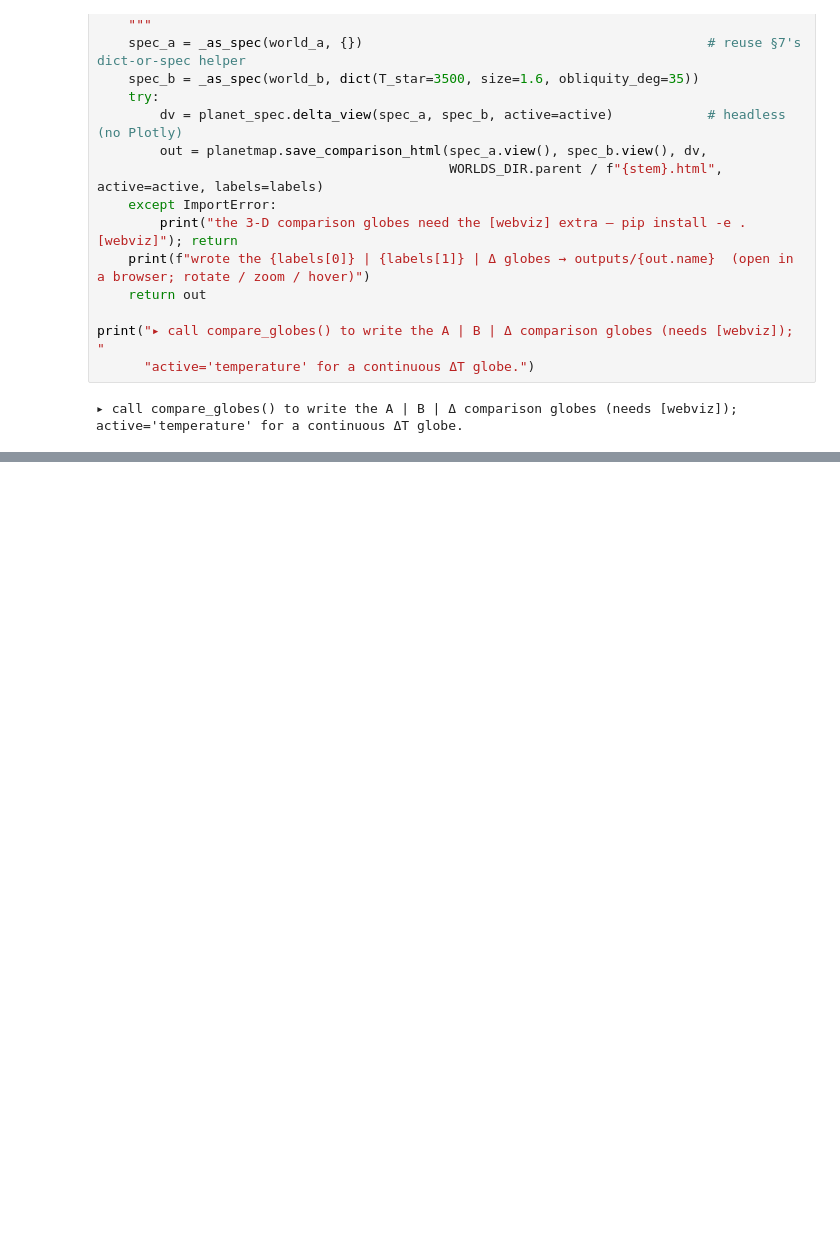
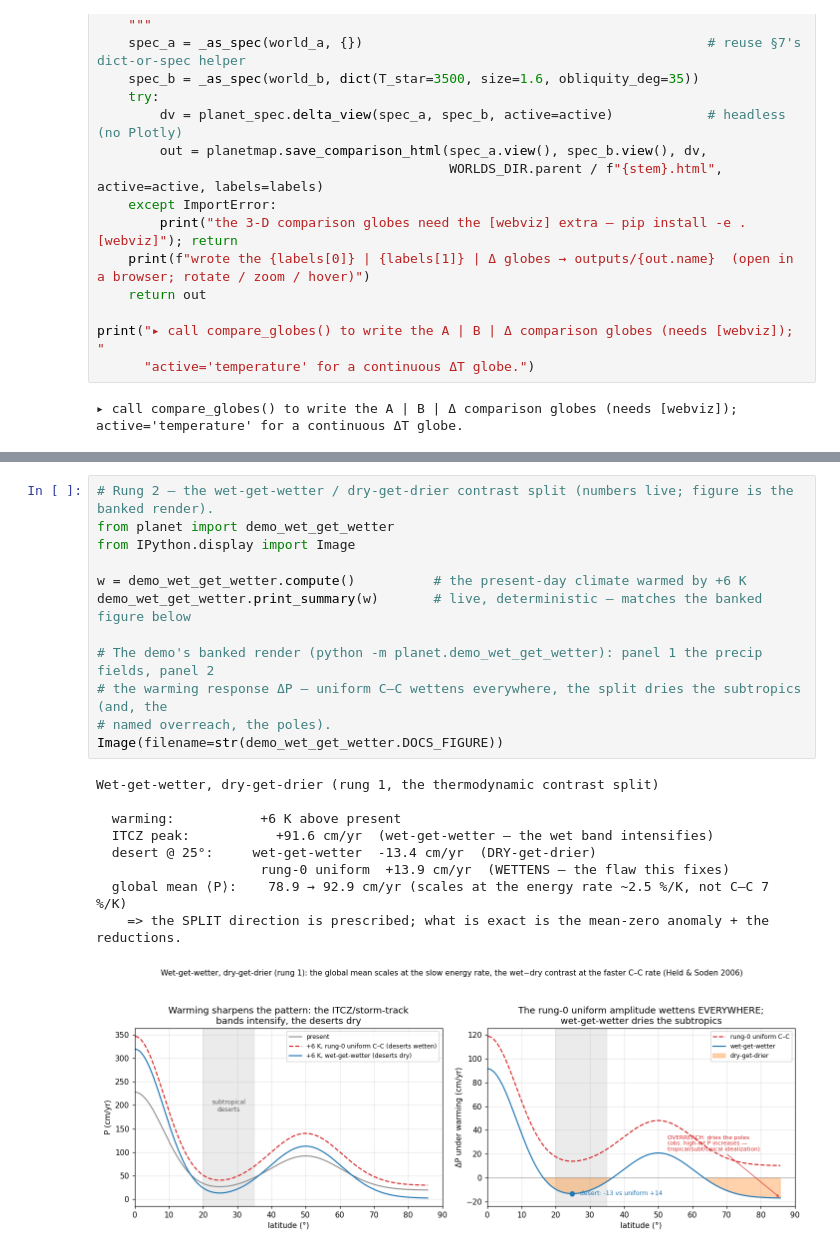
Before and after one commit to BoykoNeov/planet-sim, a Jupyter notebook: planet/planet.ipynb, the cells around one changed output, grey strips where cells are left out. Saved outputs shown, nothing was run; the diff lists cells and outputs as text; blank space fills up the shorter version.

```diff
--- a/planet/planet.ipynb
+++ b/planet/planet.ipynb
@@ -741,0 +791,22 @@ print("▸ call compare_globes() to write the A | B | Δ comparison globes (need
+# %%
+# Rung 2 — the wet-get-wetter / dry-get-drier contrast split (numbers live; figure is the banked render).
+from planet import demo_wet_get_wetter
+from IPython.display import Image
+
+w = demo_wet_get_wetter.compute()          # the present-day climate warmed by +6 K
+demo_wet_get_wetter.print_summary(w)       # live, deterministic — matches the banked figure below
+
+# The demo's banked render (python -m planet.demo_wet_get_wetter): panel 1 the precip fields, panel 2
+# the warming response ΔP — uniform C–C wettens everywhere, the split dries the subtropics (and, the
+# named overreach, the poles).
+Image(filename=str(demo_wet_get_wetter.DOCS_FIGURE))
+# %% [output]
+Wet-get-wetter, dry-get-drier (rung 1, the thermodynamic contrast split)
+
+  warming:           +6 K above present
+  ITCZ peak:           +91.6 cm/yr  (wet-get-wetter — the wet band intensifies)
+  desert @ 25°:     wet-get-wetter  -13.4 cm/yr  (DRY-get-drier)
+                     rung-0 uniform  +13.9 cm/yr  (WETTENS — the flaw this fixes)
+  global mean ⟨P⟩:    78.9 → 92.9 cm/yr (scales at the energy rate ~2.5 %/K, not C–C 7 %/K)
+    => the SPLIT direction is prescribed; what is exact is the mean-zero anomaly + the reductions.
+[figure, added]
```
Also changed, not shown: parts of 13 cells of this notebook, 6 other files.
